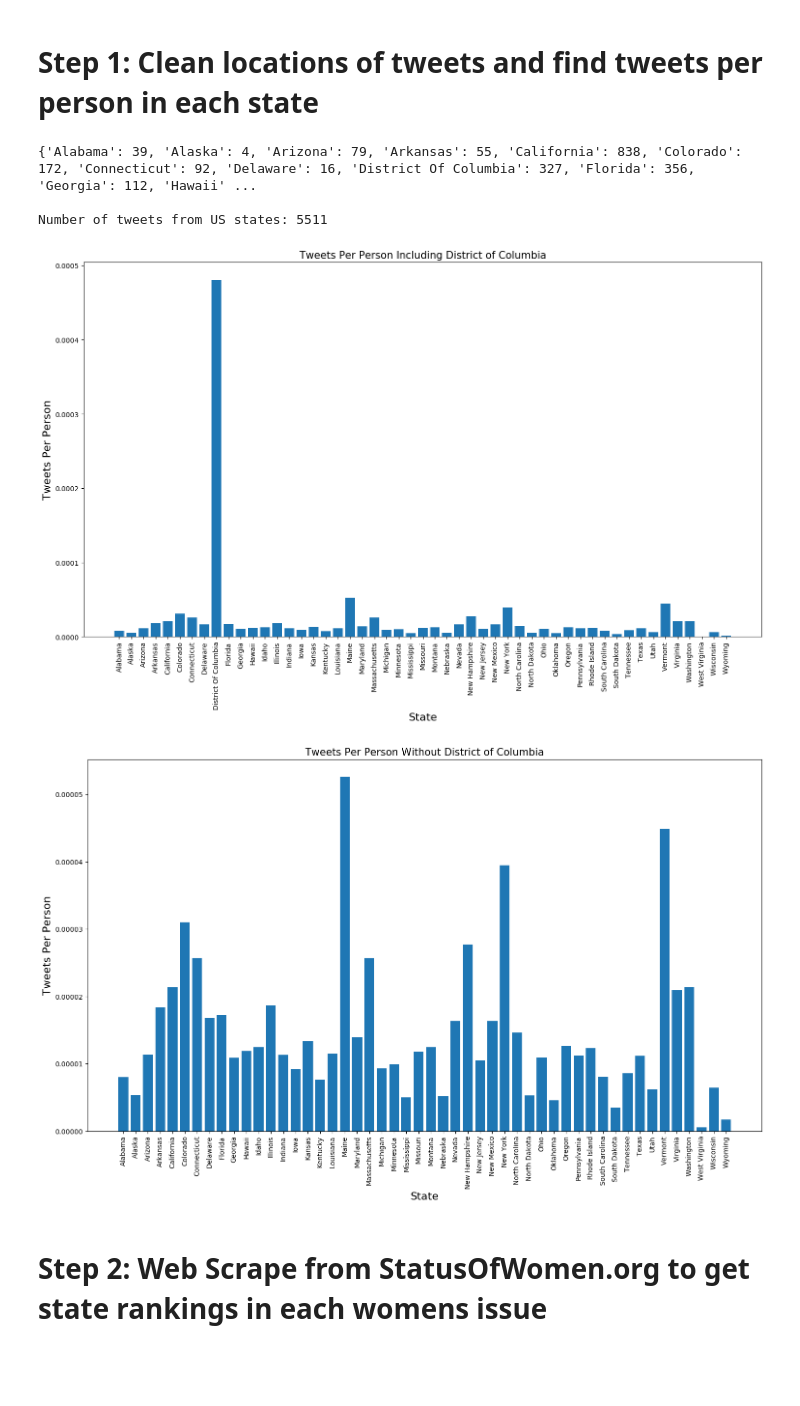
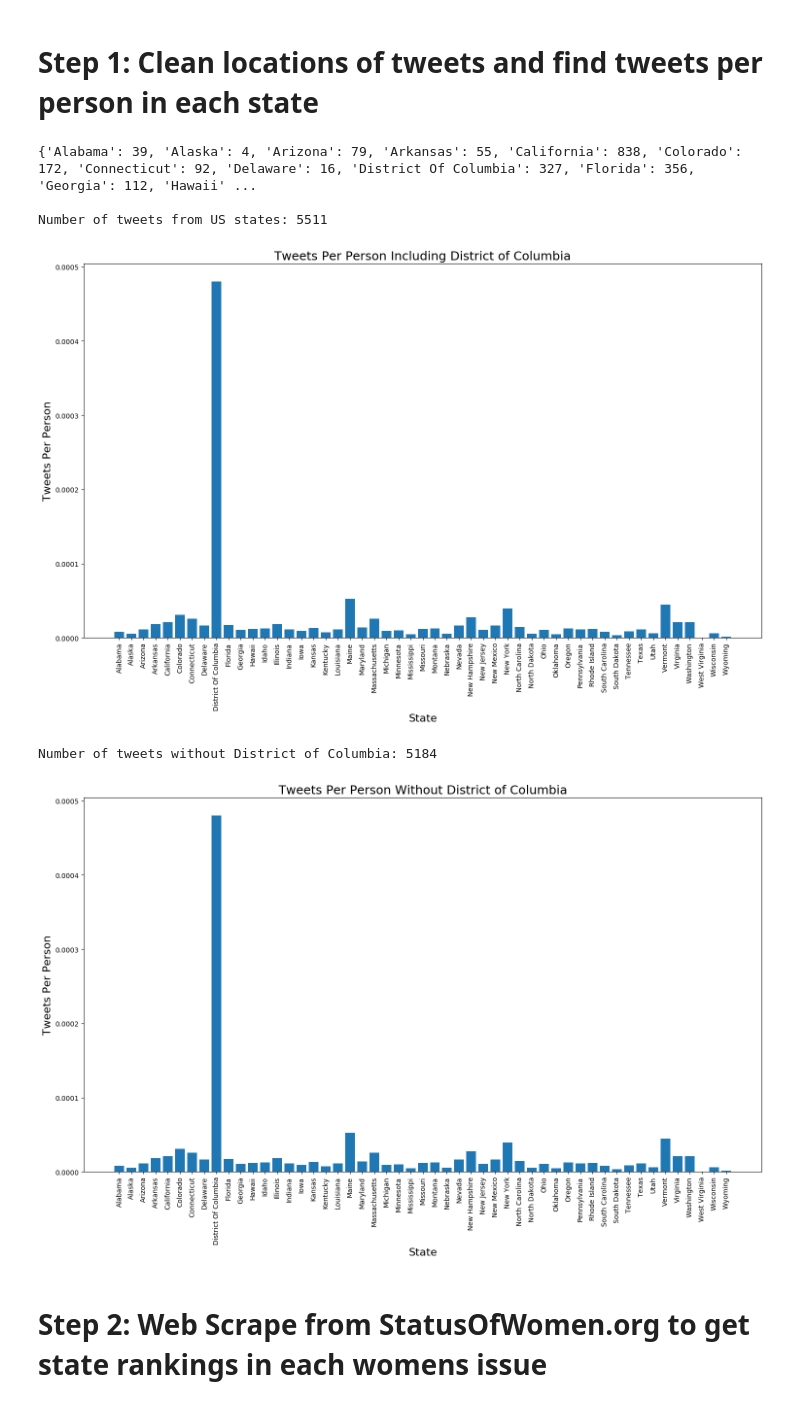
Before and after one commit to jmcaloon/womens_march, a Jupyter notebook: complete_analysis.ipynb, the cells around one changed output. Saved outputs shown, nothing was run; the diff lists cells and outputs as text; code cells hidden in the pictures; blank space fills up the shorter version.

```diff
--- a/complete_analysis.ipynb
+++ b/complete_analysis.ipynb
@@ -180,38 +180,43 @@ populations = {'Alabama': 4863300,
     'Wisconsin': 5778708,
     'Wyoming': 585501,
 }
 
 
 for state, count in state_counts.items():
     population = populations[state]
     state_counts[state] = (state_counts[state]/population)
 
 
 plt.figure(figsize=(18,10))
 
 plt.bar(range(len(state_counts)), list(state_counts.values()), align='center')
 plt.ylabel('Tweets Per Person', fontsize=16)
 plt.xlabel('State', fontsize=16)
-plt.title('Tweets Per Person Including District of Columbia', fontsize=15)
+plt.title('Tweets Per Person Including District of Columbia', fontsize=18)
 plt.xticks(range(len(state_counts)), list(state_counts.keys()), rotation='vertical')
 plt.show()
 
-state_counts.pop('District Of Columbia', None)
+state_counts.pop('District Of Colu')
+tweets = tweets[tweets.Location != 'District Of Columbia']
+
+
+print ("Number of tweets without District of Columbia:", len(tweets.index))
 
 plt.figure(figsize=(18,10))
 
 plt.bar(range(len(state_counts)), list(state_counts.values()), align='center')
 plt.ylabel('Tweets Per Person', fontsize=16)
 plt.xlabel('State', fontsize=16)
-plt.title('Tweets Per Person Without District of Columbia', fontsize=15)
+plt.title('Tweets Per Person Without District of Columbia', fontsize=18)
 plt.xticks(range(len(state_counts)), list(state_counts.keys()), rotation='vertical')
 plt.show()
 # %% [output]
 {'Alabama': 39, 'Alaska': 4, 'Arizona': 79, 'Arkansas': 55, 'California': 838, 'Colorado': 172, 'Connecticut': 92, 'Delaware': 16, 'District Of Columbia': 327, 'Florida': 356, 'Georgia': 112, 'Hawaii' ...
 
 Number of tweets from US states: 5511
-[figure, old version]
+[figure, new version]
+Number of tweets without District of Columbia: 5184
-[figure, old version]
+[figure, new version]
 # %% [markdown]
 # Step 2: Web Scrape from StatusOfWomen.org to get state rankings in each womens issue
 # %%
```
